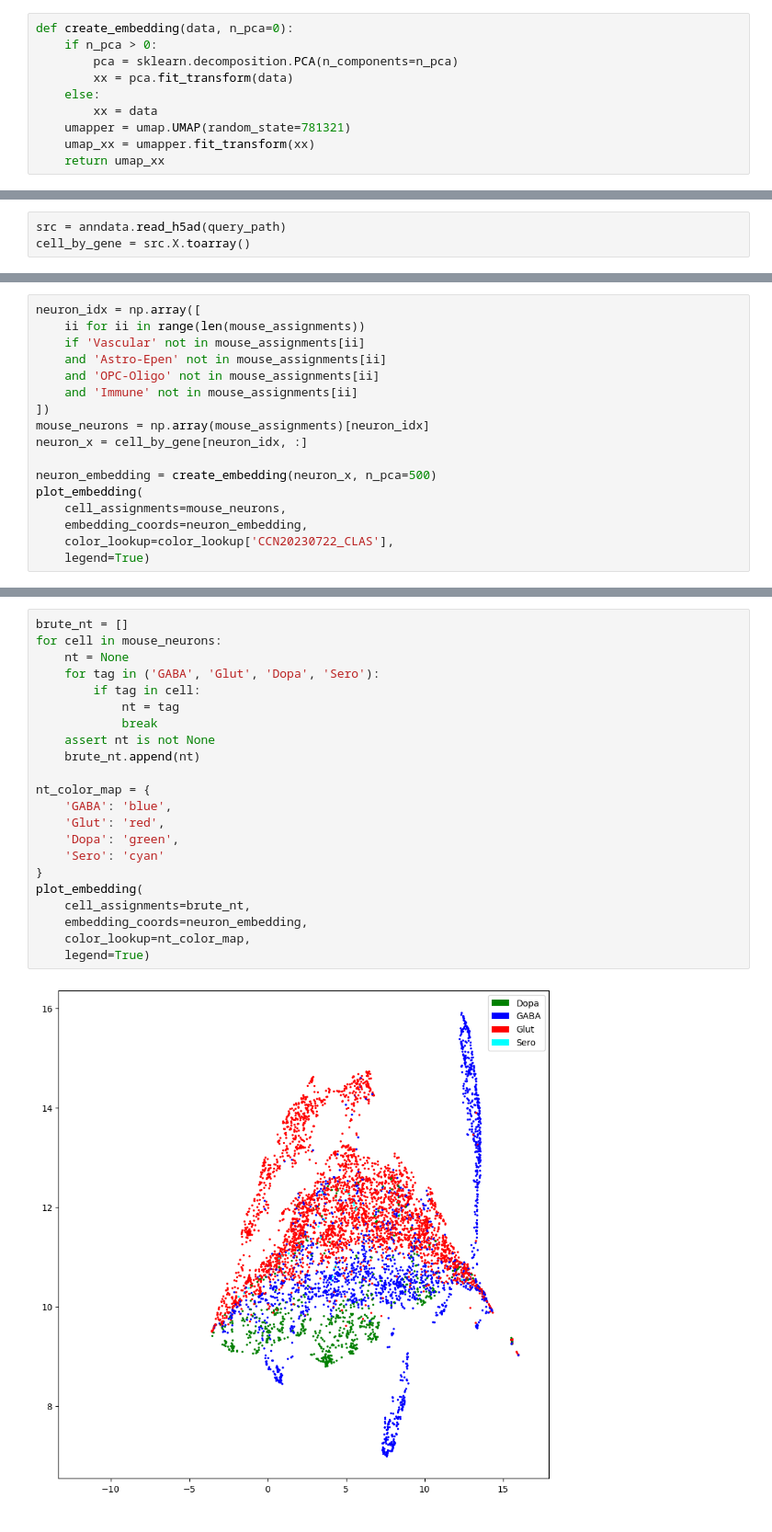
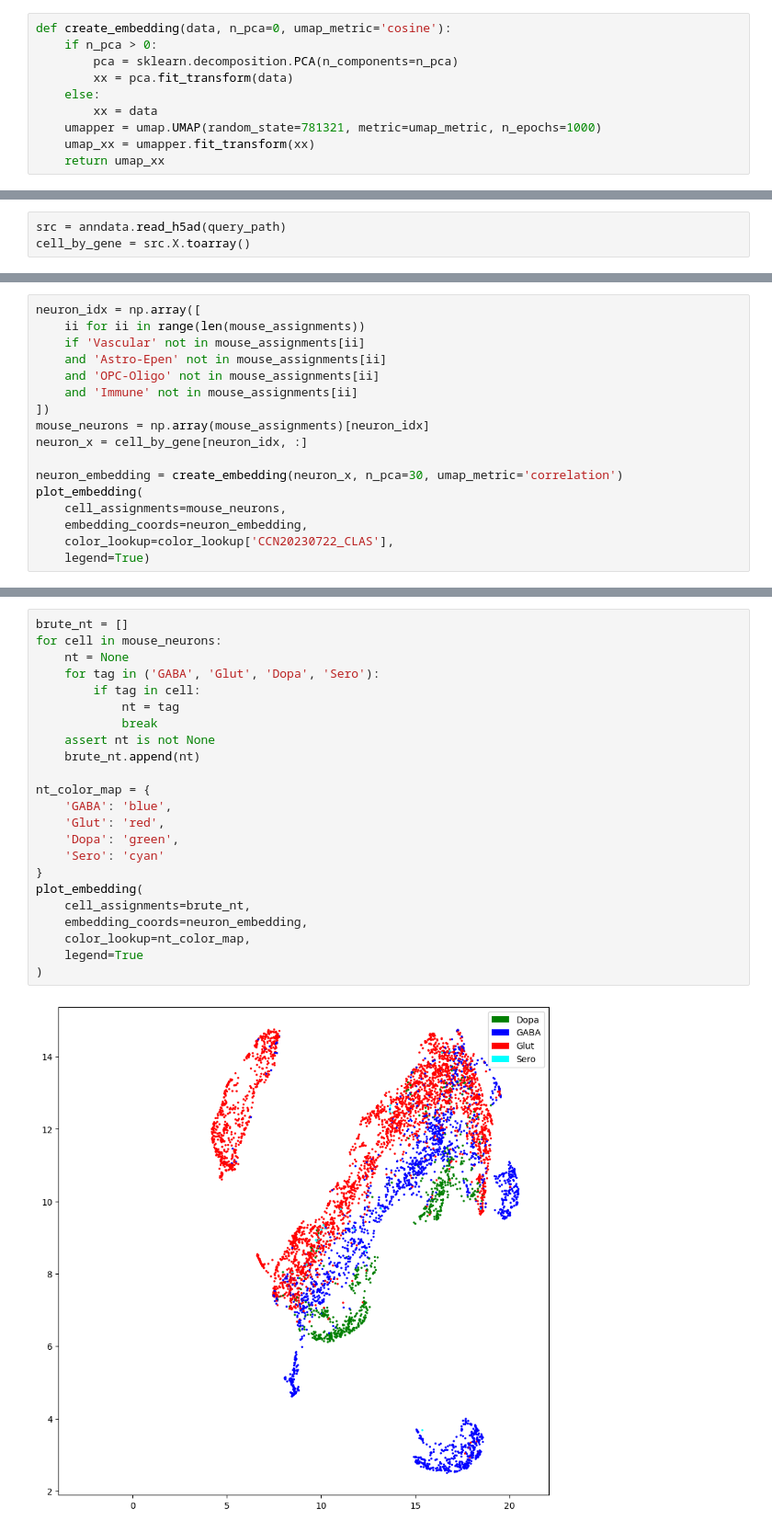
Before and after one commit to AllenInstitute/cell_type_mapper, a Jupyter notebook: examples/cross_species_mapping.ipynb, the cells around one changed output, grey strips where cells are left out. Shown: that part at 92% size. Drawn from its saved outputs; the diff is of its cells as text.

Commit message:
NOTEBOOK: change UMAP configuration

```diff
--- a/examples/cross_species_mapping.ipynb
+++ b/examples/cross_species_mapping.ipynb
@@ -348,13 +348,13 @@ for node, level, color in zip(cluster_annotation_term_df.label.values,
     )
     color_lookup[level][name] = color
 # %%
-def create_embedding(data, n_pca=0):
+def create_embedding(data, n_pca=0, umap_metric='cosine'):
     if n_pca > 0:
         pca = sklearn.decomposition.PCA(n_components=n_pca)
         xx = pca.fit_transform(data)
     else:
         xx = data
-    umapper = umap.UMAP(random_state=781321)
+    umapper = umap.UMAP(random_state=781321, metric=umap_metric, n_epochs=1000)
     umap_xx = umapper.fit_transform(xx)
     return umap_xx
 # %%
@@ -419,7 +419,7 @@ neuron_idx = np.array([
 mouse_neurons = np.array(mouse_assignments)[neuron_idx]
 neuron_x = cell_by_gene[neuron_idx, :]
 
-neuron_embedding = create_embedding(neuron_x, n_pca=500)
+neuron_embedding = create_embedding(neuron_x, n_pca=30, umap_metric='correlation')
 plot_embedding(
     cell_assignments=mouse_neurons,
     embedding_coords=neuron_embedding,
@@ -430,24 +430,25 @@ plot_embedding(
 # %%
 brute_nt = []
 for cell in mouse_neurons:
     nt = None
     for tag in ('GABA', 'Glut', 'Dopa', 'Sero'):
         if tag in cell:
             nt = tag
             break
     assert nt is not None
     brute_nt.append(nt)
 
 nt_color_map = {
     'GABA': 'blue',
     'Glut': 'red',
     'Dopa': 'green',
     'Sero': 'cyan'
 }
 plot_embedding(
     cell_assignments=brute_nt,
     embedding_coords=neuron_embedding,
     color_lookup=nt_color_map,
-    legend=True)
+    legend=True
+)
 # %% [output]
-[figure, old version]
+[figure, new version]
```
Also changed, not shown: parts of 4 cells of this notebook.
